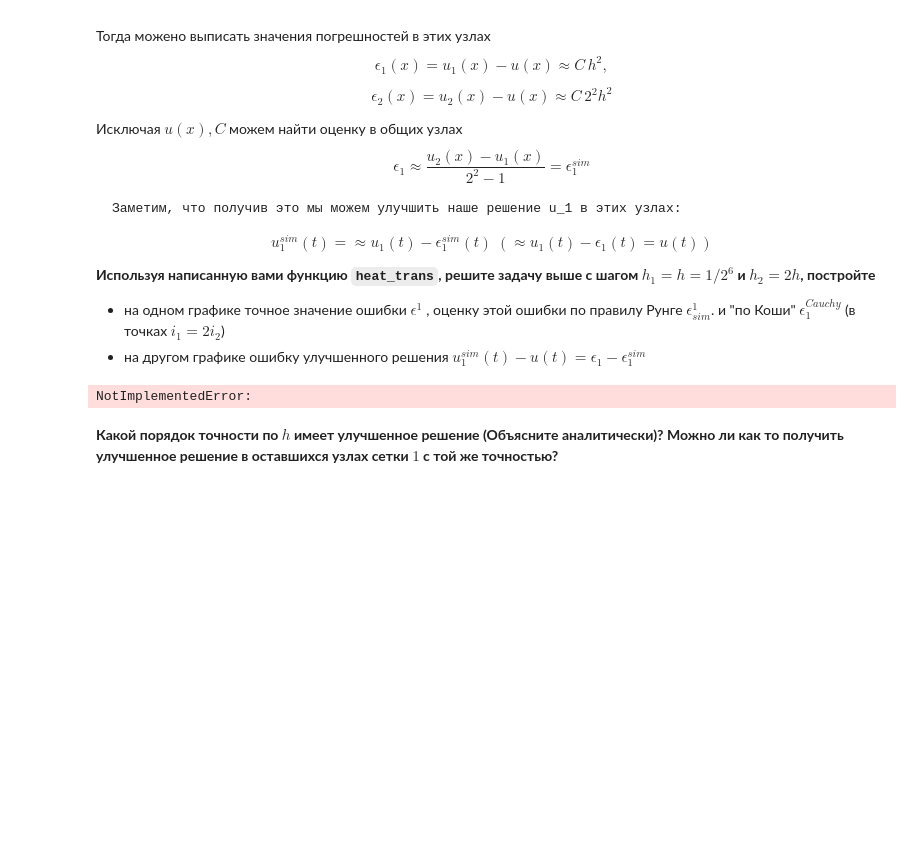
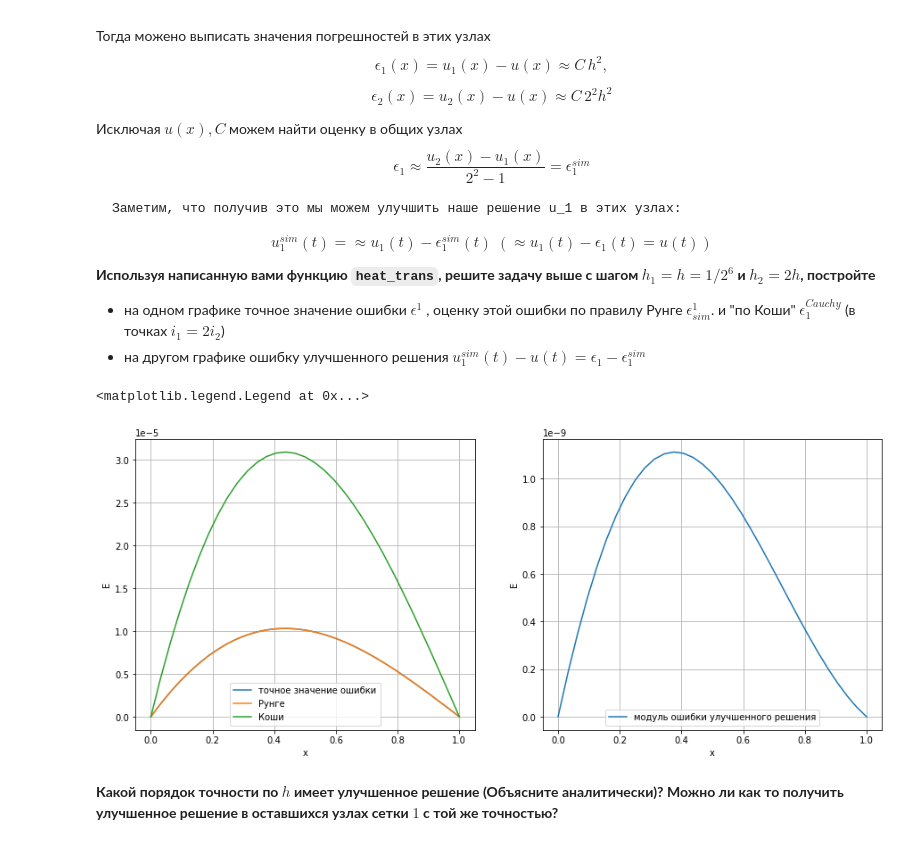
Before and after one commit to DziyanaC/---, a Jupyter notebook: diffusion_eq.ipynb, the cells around one changed output. Cells and saved outputs as stored; diff of their text form; code cells hidden in the pictures; blank space fills up the shorter version.

```diff
--- a/diffusion_eq.ipynb
+++ b/diffusion_eq.ipynb
@@ -37,7 +37,7 @@ $$
 **Напишите функцию, реализующую изложенную методику** (можно использовать `solve_banded` или прогонку)
 # %%
 def heat_trans(q, f, u0, ul, l, N):
-    """ Solve the heat trasfer equation `u_xx + q(x)u=f(x)` for x in (0; lx) with grid step h = l/N.
+    """ Solve the heat trasfer equation u_xx + q(x)u=f(x) for x in (0; lx) with grid step h = l/N.
 
     Parameters
     ----------
@@ -60,20 +60,20 @@ def heat_trans(q, f, u0, ul, l, N):
     """
     h = 1/N
 
-    D1 = np.ones(N - 1) * ( -1 / h ** 2)
+    D1 = np.ones(N - 1) * ( -1 / h**2)
     D1[0] = 0
-    D2 = np.ones(N - 1) * ( -1 / h ** 2)
-    D2[-1] = 0
-    A = np.zeros(N - 1)
+    D3 = np.ones(N - 1) * ( -1 / h**2)
+    D3[-1] = 0
+    D2 = np.zeros(N - 1)
     F = np.zeros(N - 1)
 
     for i in range(0, N - 1):
-      A[i] = 2 / h ** 2 + q((i + 1) * h)
+      D2[i] = 2 / h**2 + q((i + 1) * h)
       F[i] = f((i + 1) * h)
-    F[0] -= ( - 1 / h ** 2) * u0
+    F[0] -= ( - 1 / h**2) * u0
     F[-1] -= ( - 1 / h ** 2) * ul
 
-    matrix = np.array([D1, A, D2])
+    matrix = np.array([D1, D2, D3])
     u = np.array([u0, *solve_banded((1, 1), matrix, F), ul])
 
     return u
@@ -129,11 +129,47 @@ $$
 - на одном графике точное значение ошибки $\epsilon^1$ , оценку этой ошибки по правилу Рунге $\epsilon^1_{sim}$.
 и "по Коши" $\epsilon_1^{Cauchy}$ (в точках $i_1 = 2 i_2$)
 - на другом графике ошибку улучшенного решения $u_1^{sim}(t)-u(t) = \epsilon_1 - \epsilon_1^{sim}$
-# %%
-# YOUR CODE HERE
-raise NotImplementedError()
-# %% [output]
-NotImplementedError:
+# %%
+u0 = 1
+ul = 0
+l = 1
+N1 = 2**6
+h1 = 1 / N1
+h2 = 2*h1
+N2 = 2**5
+
+q = lambda x: x**2
+f = lambda x: (np.pi**2 / 4 + x**2) * np.cos((np.pi / 2) * x)
+
+x1 = np.linspace(0, l, N1 + 1)
+x2 = np.linspace(0, l, N2 + 1)
+
+y1 = heat_trans(q, f, u0, ul, l, N1)
+y2 = heat_trans(q, f, u0, ul, l, N2)
+
+u1_exact = np.cos(np.pi * x1 / 2)
+E1_exact = np.abs(y1 - u1_exact)
+
+E_cauchy = np.abs(y2 - y1[::2])
+E_sim = np.abs(y2 - y1[::2]) / (2**2 - 1)
+
+fig, axes = plt.subplots(1, 2, figsize=(15, 6))
+ax1, ax2 = axes
+ax1.set(xlabel = "x", ylabel = "E")
+ax1.plot(x1, E1_exact, label = "точное значение ошибки")
+ax1.plot(x2, E_sim, label = "Рунге")
+ax1.plot(x2, E_cauchy, label = "Коши")
+ax1.legend()
+ax1.grid(True)
+ax1.legend(loc='best')
+
+ax2.set(xlabel = "x", ylabel = "E")
+ax2.plot(x2, np.abs(E1_exact[::2] - E_sim), label="модуль ошибки улучшенного решения")
+ax2.grid(True)
+ax2.legend(loc='best')
+# %% [output]
+<matplotlib.legend.Legend at 0x...>
+[figure, added]
 # %% [markdown]
 **Какой порядок точности по $h$ имеет улучшенное решение (Объясните аналитически)?
 Можно ли как то получить улучшенное решение в оставшихся узлах сетки $1$ с той же точностью?**
```
Also changed, not shown: parts of 2 cells of this notebook.
